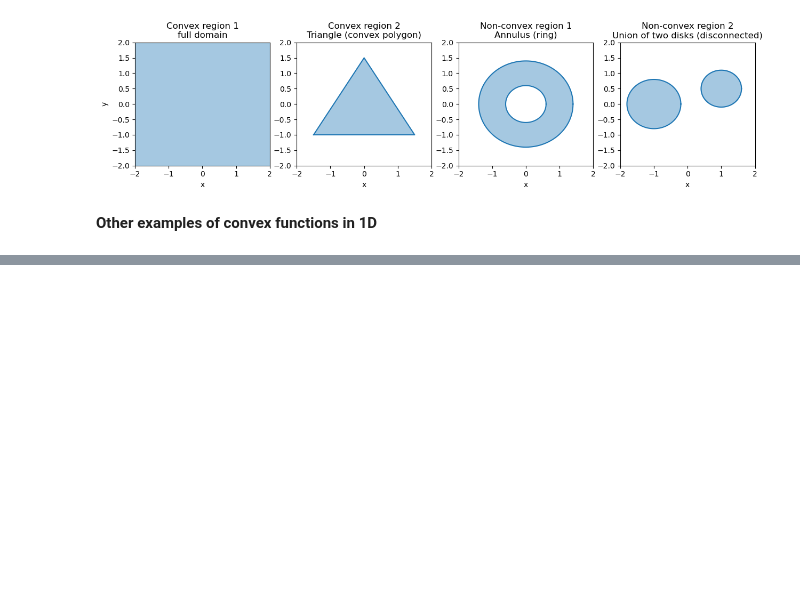
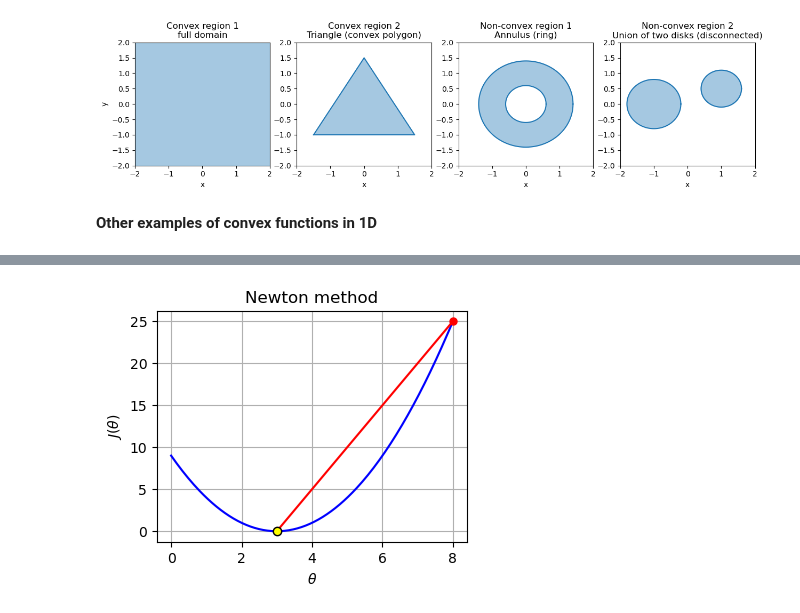
Before and after one commit to felipe-tobar/Maths-for-ML, a Jupyter notebook: tutorials/optimisation.ipynb, the cells around one changed output, grey strips where cells are left out. Cells and saved outputs as stored; diff of their text form; code cells hidden in the pictures; blank space fills up the shorter version.

```diff
--- a/tutorials/optimisation.ipynb
+++ b/tutorials/optimisation.ipynb
@@ -510,0 +592,28 @@ plt.savefig("../img/optimisation_convex_1d_examples.pdf");
+# %%
+def ddJ(theta):
+    return 2.0  # constant Hessian
+
+theta0 = 8.0
+steps = 5
+
+theta_vals = np.linspace(0, 8, 200)
+J_vals = J(theta_vals)
+
+eta = 1
+thetas = [theta0]
+grad = dJ(thetas[-1])
+hess = ddJ(thetas[-1])
+theta_new = thetas[-1] - eta * grad / hess
+thetas.append(theta_new)
+
+plt.rcParams['figure.figsize'] = (4, 3)
+plt.plot(theta_vals, J_vals, 'b-', linewidth=1.5)
+plt.plot(thetas, J(np.array(thetas)), 'r.-', markersize=10)
+plt.scatter(thetas[-1], J(thetas[-1]), color='yellow', edgecolor='black', zorder=5)
+plt.title("Newton method")
+plt.xlabel(r"$\theta$")
+plt.ylabel(r"$J(\theta)$")
+plt.grid(True)
+plt.savefig("../img/optimisation_parabola_newton.pdf");
+# %% [output]
+[figure, added]
```
Also changed, not shown: parts of 4 cells of this notebook, 4 other files.
